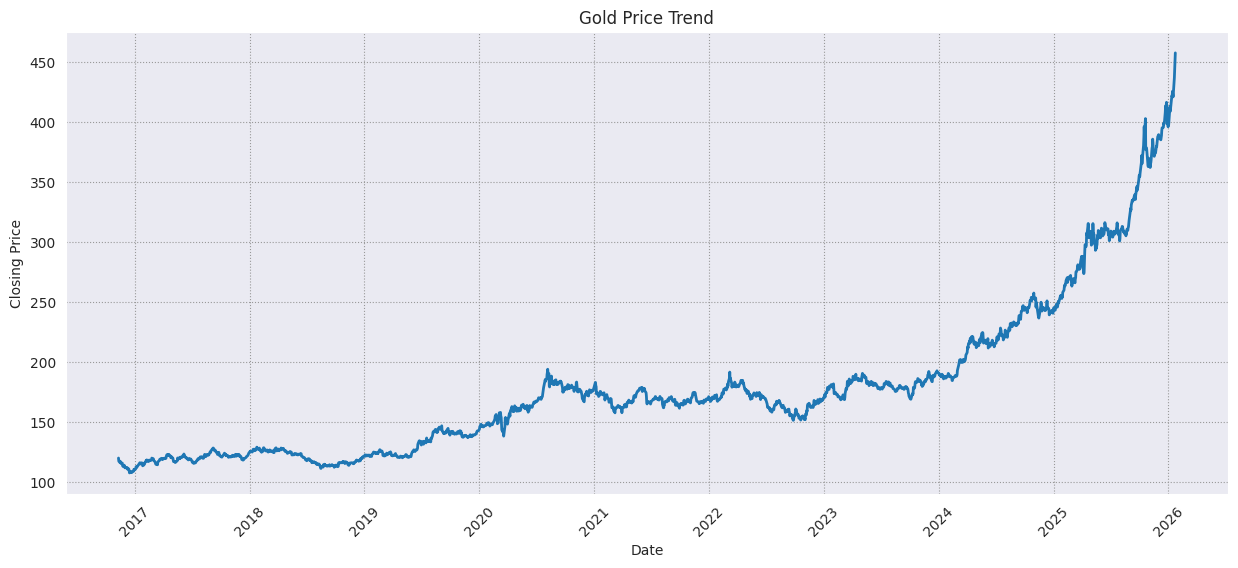
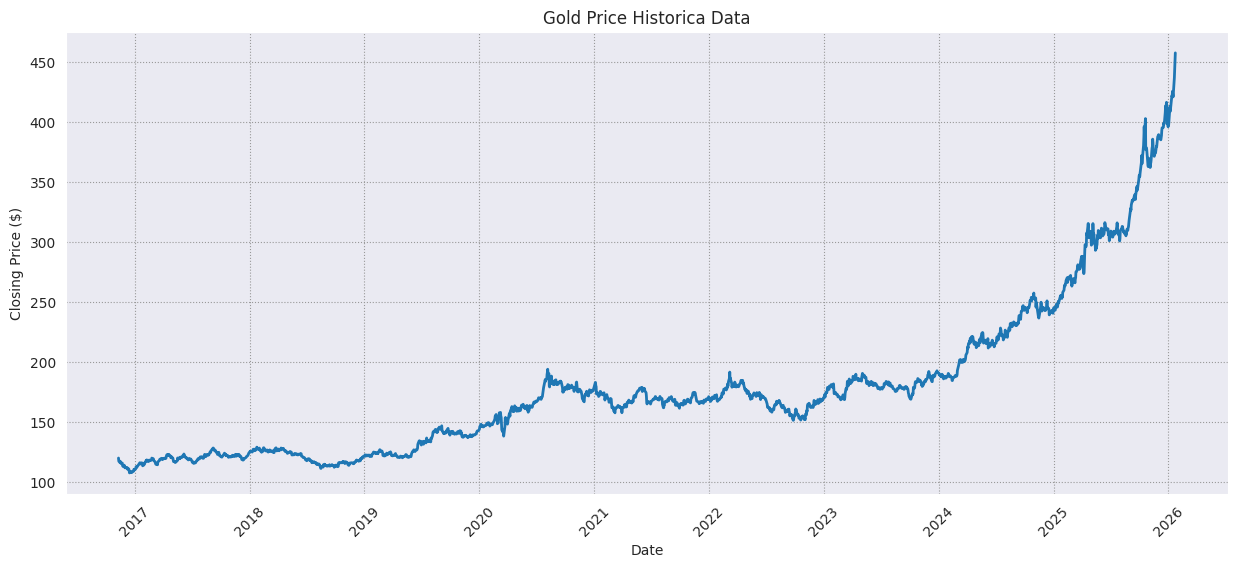
Unified diff of the notebook cell whose output changed from the first chart to the second:
--- before
+++ after
@@ -1,7 +1,7 @@
-# =====================================================
+# ********************
 # GOLD PRICE ANALYSIS AND PREDICTION PROJECT
-# =====================================================
+# ********************
 
-# IMPORT LIBRARIES
+# LIBRARIES Used
 # =====================================================
 
@@ -14,7 +14,13 @@
 from sklearn.ensemble import RandomForestRegressor
 from sklearn.metrics import mean_squared_error, r2_score
+import warnings
+warnings.filterwarnings("ignore")
 
+sns.set_style(
+    "darkgrid",
+    {"grid.color": ".6", "grid.linestyle": ":"}
+)
 # =====================================================
-# LOAD DATASET
+# LOAD DATASET and READ DATA
 # =====================================================
 
@@ -28,5 +34,5 @@
 # =====================================================
 
-# CONVERT DATE COLUMN
+# CONVERT DATE COLUMN IN datetime FORMAT
 df['Date'] = pd.to_datetime(df['Date'], dayfirst=True)
 
@@ -45,9 +51,9 @@
 plt.plot(df['Date'], df['Close'], linewidth=2)
 
-plt.title("Gold Price Trend")
+plt.title("Gold Price Historica Data")
 
 plt.xlabel("Date")
 
-plt.ylabel("Closing Price")
+plt.ylabel("Closing Price ($)")
 
 plt.grid(True)
@@ -117,5 +123,5 @@
 })
 
-print("\nPredicted Gold Prices\n")
+print("\nPredicted Gold Prices \n")
 
 print(prediction_df.head(10))
@@ -155,5 +161,5 @@
 plt.xlabel("Data Points")
 
-plt.ylabel("Gold Price")
+plt.ylabel("Gold Price ($)")
 
 plt.legend()

Commit: Created using Colab